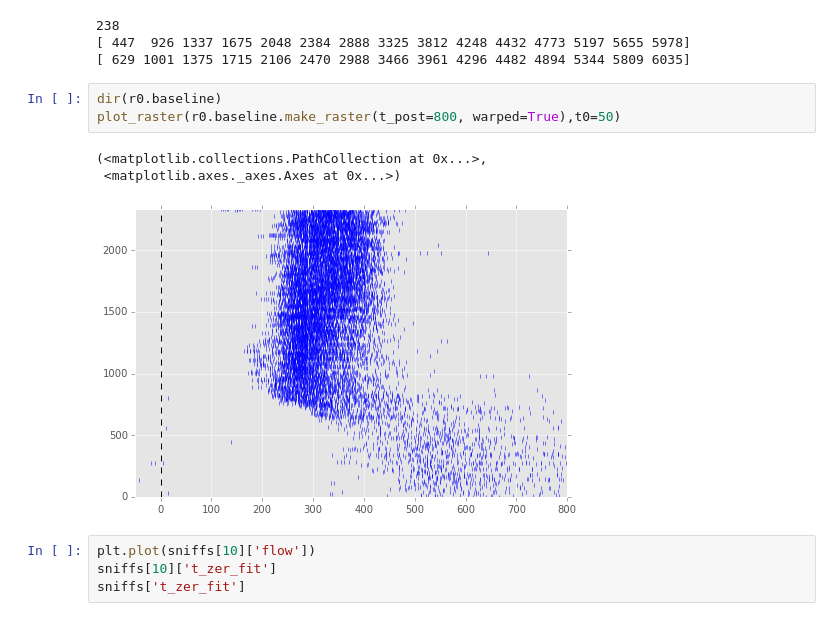
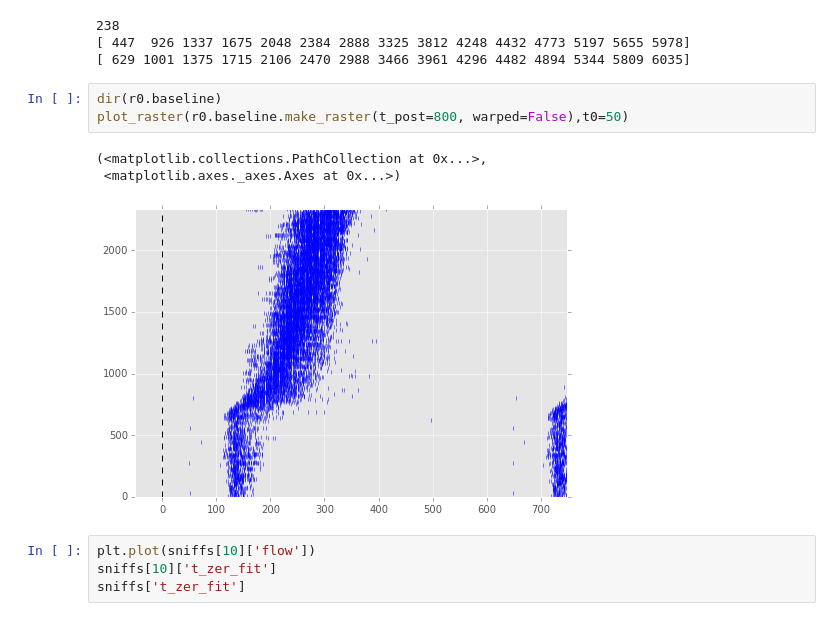
Before and after one commit to zekearneodo/ephys-tools, a Jupyter notebook: ephysScripts/Untitled-Copy1.ipynb, the cells around one changed output. Drawn from its saved outputs; the diff is of its cells as text.

```diff
--- a/ephysScripts/Untitled-Copy1.ipynb
+++ b/ephysScripts/Untitled-Copy1.ipynb
@@ -169,11 +196,11 @@ print exh_times
 [ 629 1001 1375 1715 2106 2470 2988 3466 3961 4296 4482 4894 5344 5809 6035]
 # %%
 dir(r0.baseline)
-plot_raster(r0.baseline.make_raster(t_post=800, warped=True),t0=50)
+plot_raster(r0.baseline.make_raster(t_post=800, warped=False),t0=50)
 # %% [output]
 (<matplotlib.collections.PathCollection at 0x...>,
  <matplotlib.axes._axes.Axes at 0x...>)
-[figure, old version]
+[figure, new version]
 # %%
 plt.plot(sniffs[10]['flow'])
 sniffs[10]['t_zer_fit']
```
Also changed, not shown: parts of 1 cell of this notebook, 2 other files.
